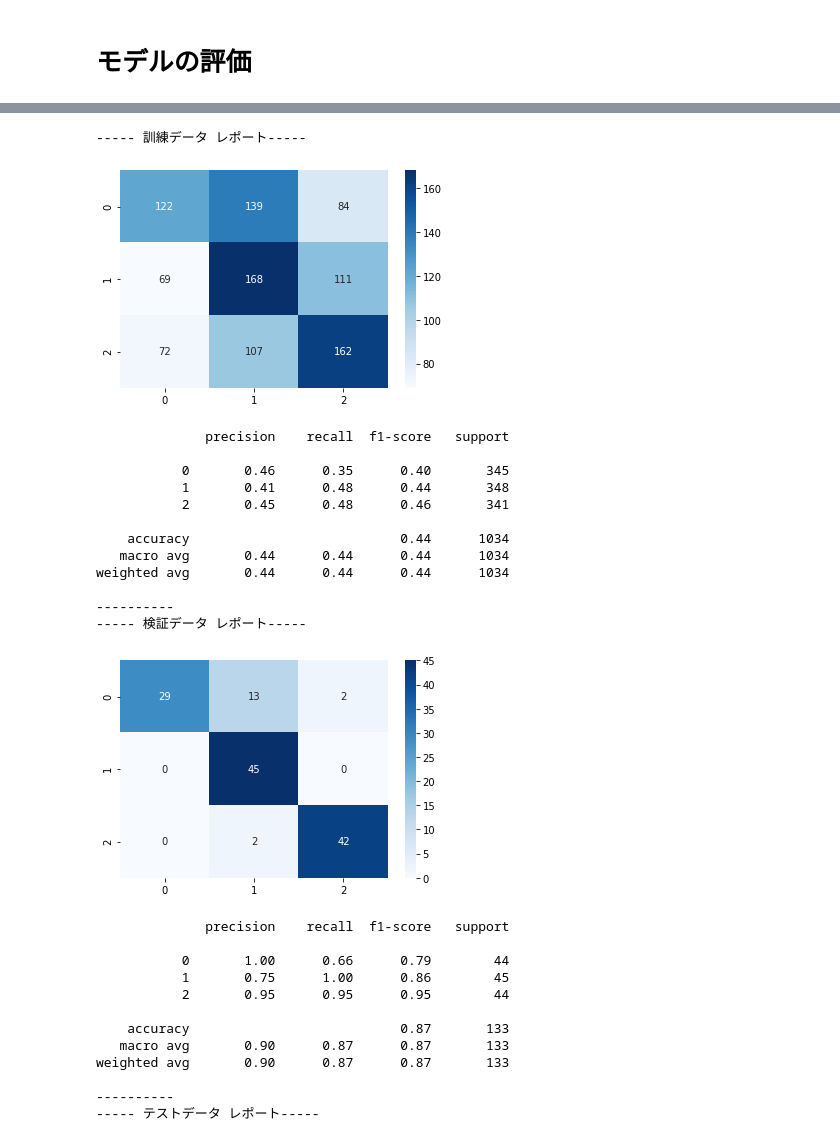
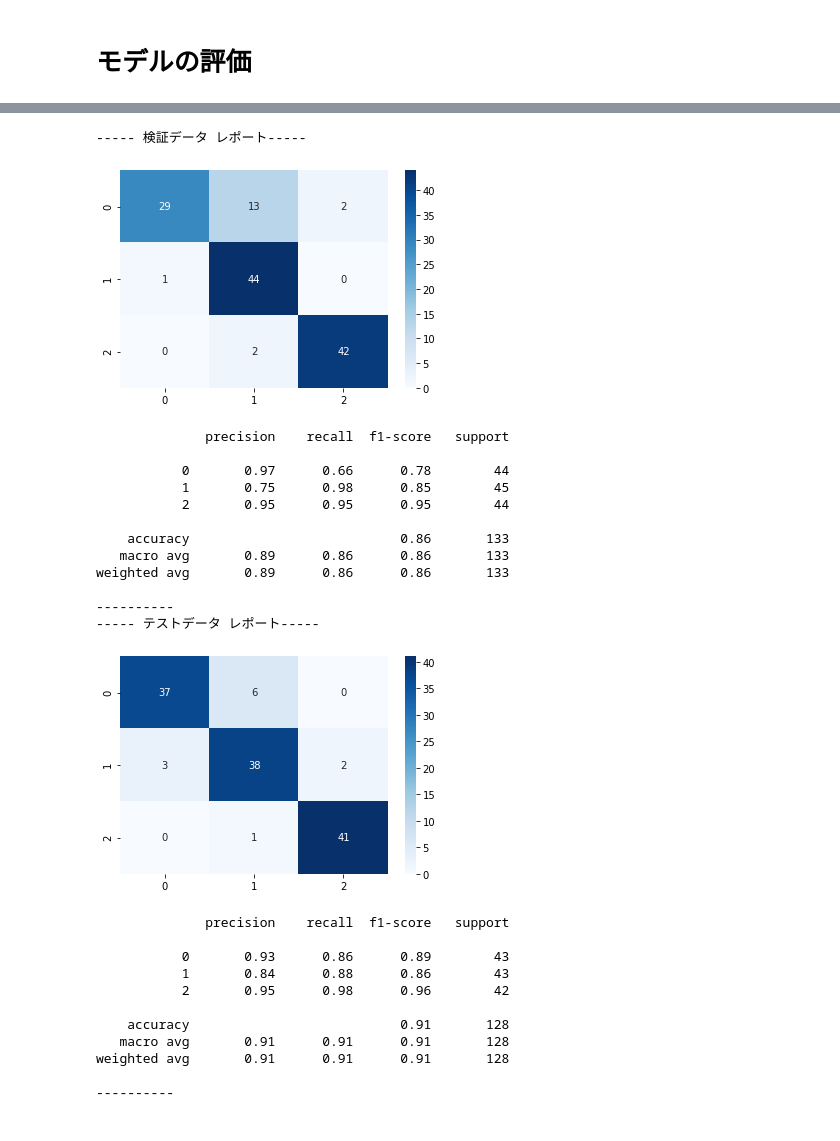
Before and after one commit to Itsuki-Hamano123/auto_ml, a Jupyter notebook: auto-keras/Beans/MobileNet_FineTuning.ipynb, the cells around one changed output, grey strips where cells are left out. Cells and saved outputs as stored; diff of their text form; code cells hidden in the pictures.

Commit message:
評価レポート用に、tensrflow.Datasetから正解ラベルを取り出す際に、順序性が崩れる不具合あり

```diff
--- a/auto-keras/Beans/MobileNet_FineTuning.ipynb
+++ b/auto-keras/Beans/MobileNet_FineTuning.ipynb
@@ -198,14 +218,12 @@ Epoch 34/100
 # %%
 %time
 def take_y_from_tf_dataset(ds):
-  '''tensorflow.datasetから正解ラベル取り出し'''
-  ds_y = ds.map(map_func=lambda X,y:y) # ラベルのみを返す
-  np_list_y  = list(ds_y.as_numpy_iterator())
+  '''tensorflow.datasetから正解ラベル取り出し
 
-  flat_y = np.empty(0, dtype='int')
-  for np_array in np_list_y:
-    # batch_size毎に分割されたラベルを一次元に結合
-    flat_y = np.append(flat_y, np_array)
+  TODO: batch_sizeが指定されたtf.Datasetをflatな一次元配列に変換する際に、batch間の順序性が保たれない不具合修正
+  '''
+  res = ds.flat_map(map_func=lambda X,y : tf.data.Dataset.from_tensor_slices(y))
+  flat_y = list(res.as_numpy_iterator())
   return flat_y
 
 
@@ -236,57 +254,59 @@ def _calc_sk_metric(sk_metric, y_true, y_pred):
 
 def print_sk_metrics(sk_metrics, y_true, y_pred, data_name=None):
   '''sklearnの評価指標の計算結果を画面に出力'''
   print('----- {} レポート-----'.format(data_name))
   for sk_metric in sk_metrics:
     report = _calc_sk_metric(sk_metric, y_true, y_pred)
 
     if(sk_metric.__name__ == 'confusion_matrix'):
       plt.show(sns.heatmap(report, annot=True, fmt='d', cmap='Blues'))
     else:
       print(report)
 
   print('----------')
 
 
 use_sk_metrics = [confusion_matrix, classification_report]
 
 
 # 訓練データに対する評価
+# TODO:take_y_from_tf_datasetの不具合修正
+'''
 print_sk_metrics(sk_metrics=use_sk_metrics, y_true=y_train,
                  y_pred=pred_train, data_name='訓練データ')
+'''
 
 # 検証データに対する評価
 print_sk_metrics(sk_metrics=use_sk_metrics, y_true=y_val,
                  y_pred=pred_val, data_name='検証データ')
 
 # テストデータに対する評価
 print_sk_metrics(sk_metrics=use_sk_metrics, y_true=y_test,
                  y_pred=pred_test, data_name='テストデータ')
 # %% [output]
------ 訓練データ レポート-----
+----- 検証データ レポート-----
-[figure, old version]
+[figure, new version]
               precision    recall  f1-score   support
 
-           0       0.46      0.35      0.40       345
-           1       0.41      0.48      0.44       348
-           2       0.45      0.48      0.46       341
+           0       0.97      0.66      0.78        44
+           1       0.75      0.98      0.85        45
+           2       0.95      0.95      0.95        44
 
-    accuracy                           0.44      1034
-   macro avg       0.44      0.44      0.44      1034
-weighted avg       0.44      0.44      0.44      1034
+    accuracy                           0.86       133
+   macro avg       0.89      0.86      0.86       133
+weighted avg       0.89      0.86      0.86       133
 
 ----------
------ 検証データ レポート-----
+----- テストデータ レポート-----
-[figure, old version]
+[figure, new version]
               precision    recall  f1-score   support
 
-           0       1.00      0.66      0.79        44
-           1       0.75      1.00      0.86        45
-           2       0.95      0.95      0.95        44
+           0       0.93      0.86      0.89        43
+           1       0.84      0.88      0.86        43
+           2       0.95      0.98      0.96        42
 
-    accuracy                           0.87       133
-   macro avg       0.90      0.87      0.87       133
-weighted avg       0.90      0.87      0.87       133
+    accuracy                           0.91       128
+   macro avg       0.91      0.91      0.91       128
+weighted avg       0.91      0.91      0.91       128
 
 ----------
------ テストデータ レポート-----
```
Also changed, not shown: parts of 6 cells of this notebook.
